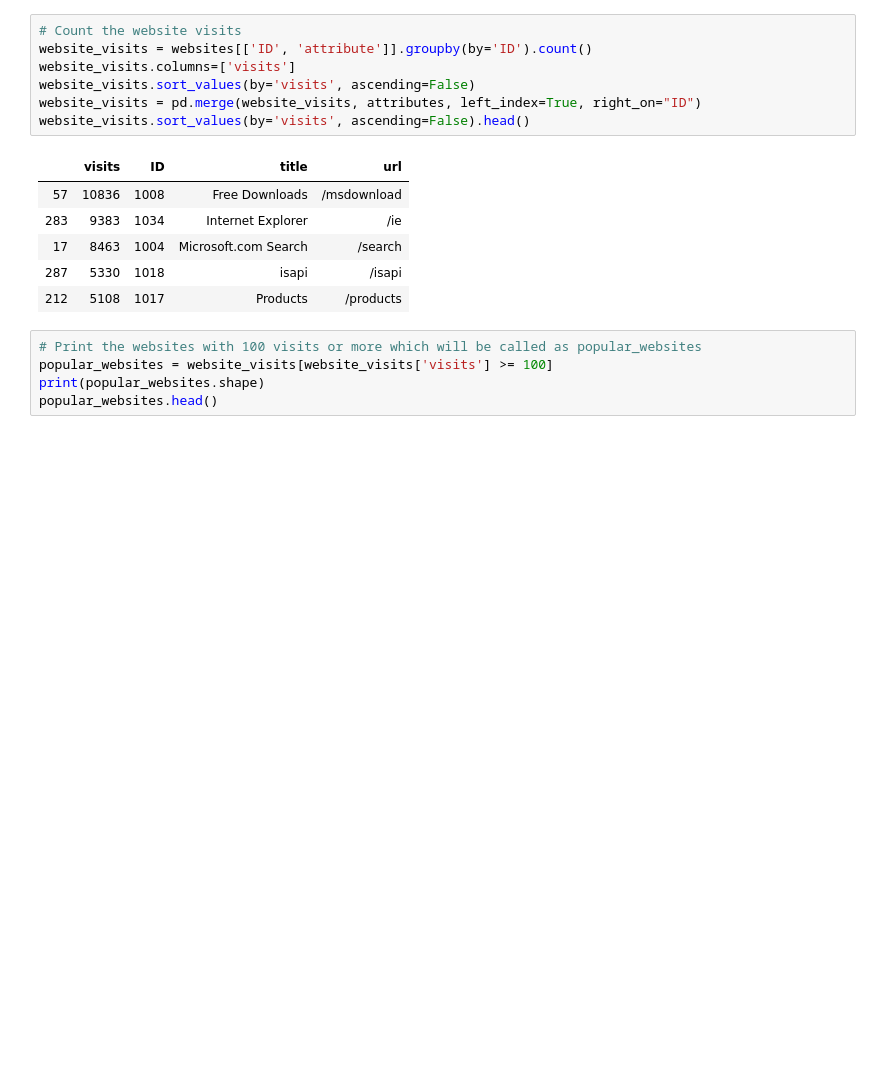
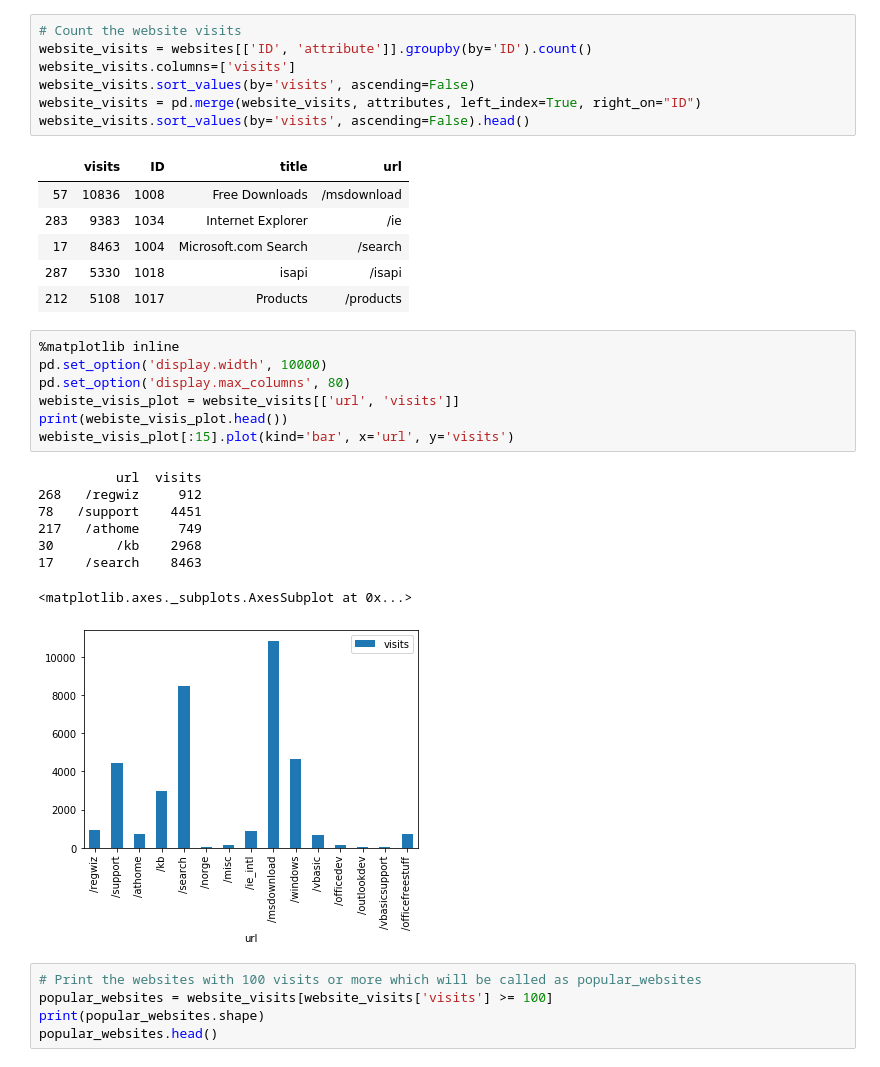
Before and after one commit to busipallavi-reddy/cmpe256-project, a Jupyter notebook: src/Collaborative_filtering.ipynb, the cells around one changed output. Cells and saved outputs as stored; diff of their text form; blank space fills up the shorter version.

```diff
--- a/src/Collaborative_filtering.ipynb
+++ b/src/Collaborative_filtering.ipynb
@@ -77,6 +77,22 @@ website_visits.sort_values(by='visits', ascending=False).head()
 | 17 | 8463 | 1004 | Microsoft.com Search | /search |
 | 287 | 5330 | 1018 | isapi | /isapi |
 | 212 | 5108 | 1017 | Products | /products |
+# %%
+%matplotlib inline
+pd.set_option('display.width', 10000)
+pd.set_option('display.max_columns', 80)
+webiste_visis_plot = website_visits[['url', 'visits']]
+print(webiste_visis_plot.head())
+webiste_visis_plot[:15].plot(kind='bar', x='url', y='visits')
+# %% [output]
+          url  visits
+268   /regwiz     912
+78   /support    4451
+217   /athome     749
+30        /kb    2968
+17    /search    8463
+<matplotlib.axes._subplots.AxesSubplot at 0x...>
+[figure, added]
 # %%
 # Print the websites with 100 visits or more which will be called as popular_websites
 popular_websites = website_visits[website_visits['visits'] >= 100]
```
Also changed, not shown: parts of 1 cell of this notebook.
